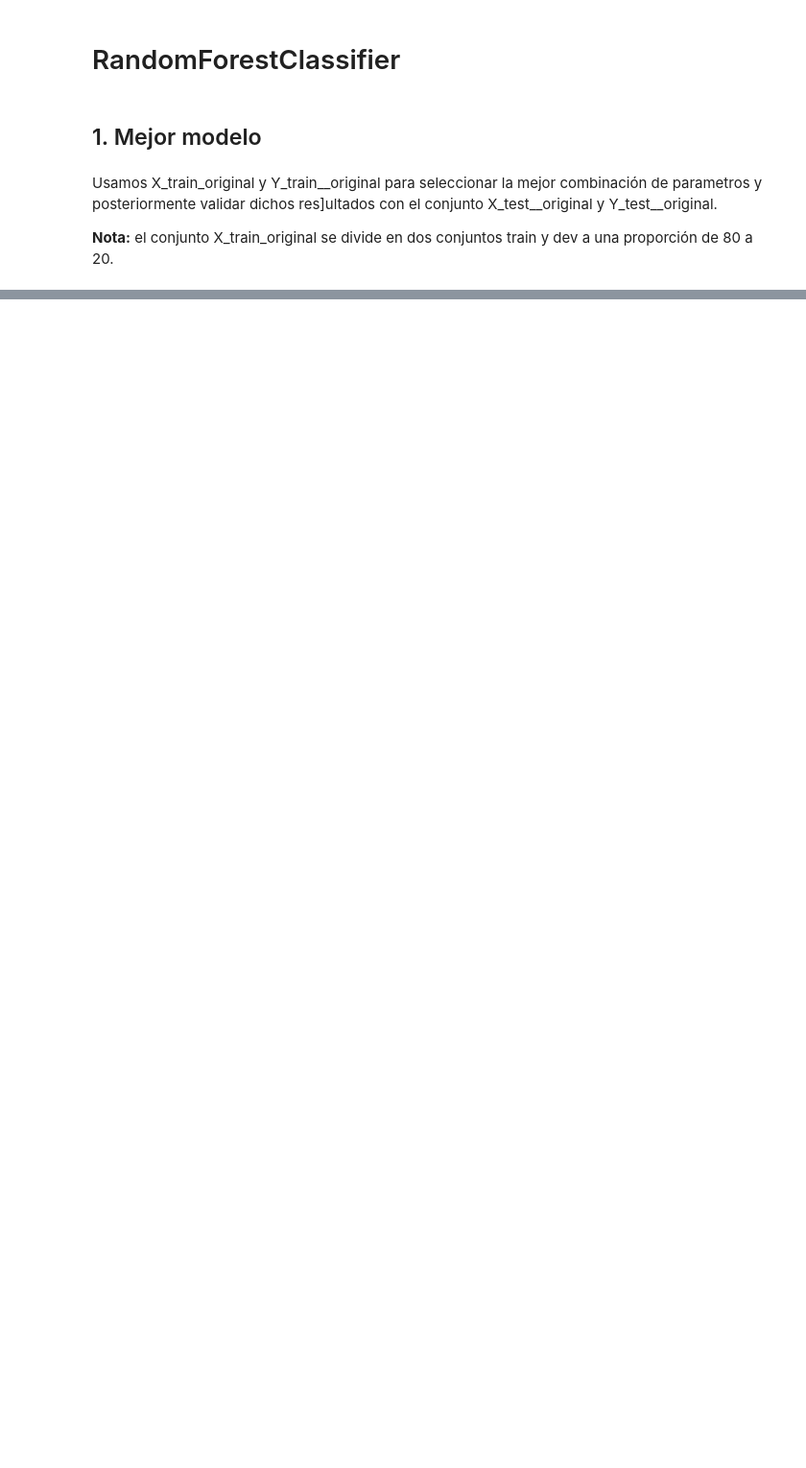
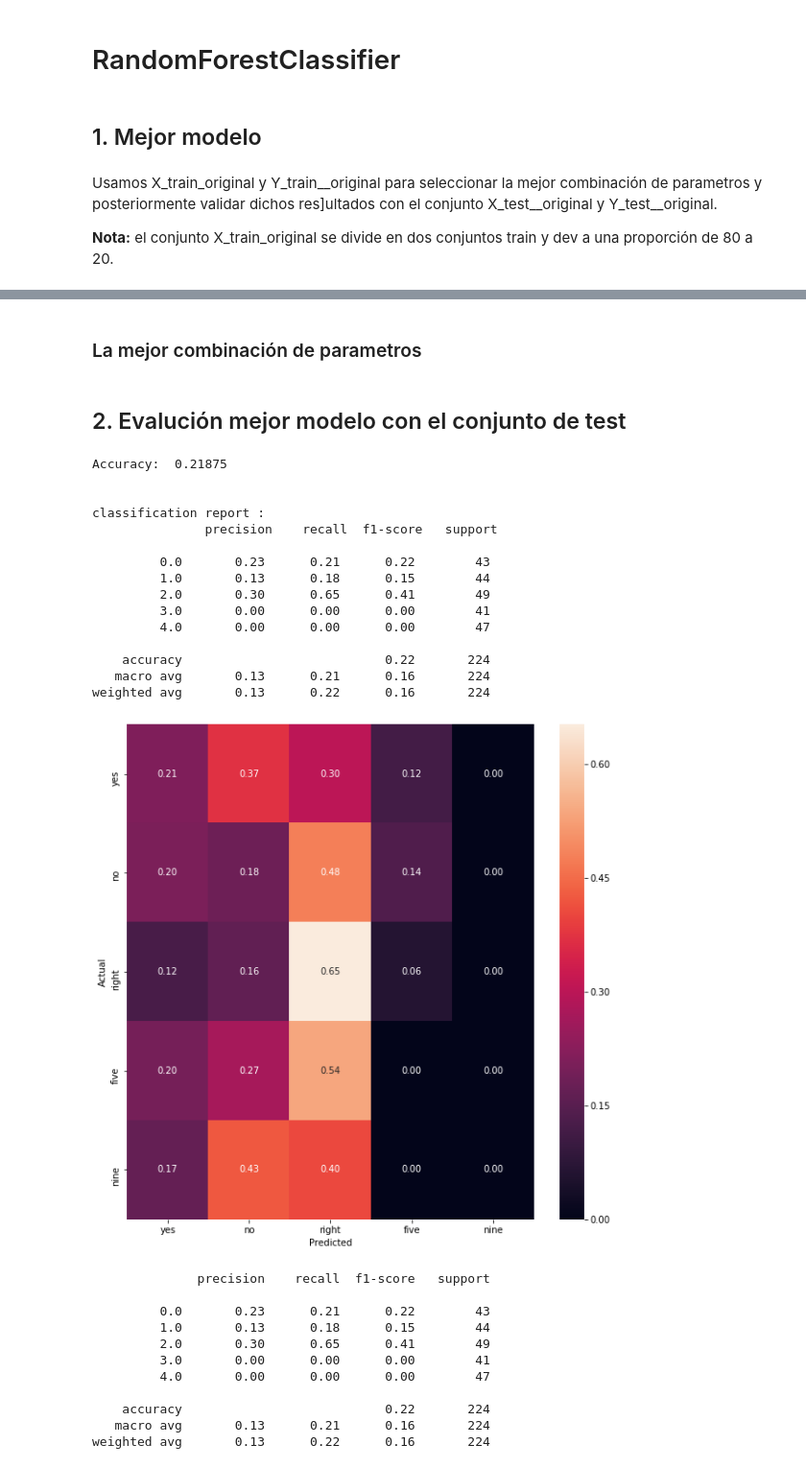
Before and after one commit to josearangos/Voice_Recognition, a Jupyter notebook: pipelines/Enfoque_Múltiples_Instancias/Multiples Instancias Parte 1/Pipeline_RandomForestClassifier_Multiples_Ins.ipynb, the cells around one changed output, grey strips where cells are left out. Shown at 96% size. Cells and saved outputs as stored; diff of their text form; code cells hidden in the pictures; blank space fills up the shorter version.

Commit message:
finis cpipeline multi instances class

```diff
--- a/pipelines/Enfoque_Múltiples_Instancias/Multiples Instancias Parte 1/Pipeline_RandomForestClassifier_Multiples_Ins.ipynb
+++ b/pipelines/Enfoque_Múltiples_Instancias/Multiples Instancias Parte 1/Pipeline_RandomForestClassifier_Multiples_Ins.ipynb
@@ -94,3 +40,6 @@ TRAIN_SIZE = 0.8
 Usamos X_train_original y Y_train__original para seleccionar la mejor combinación de parametros y posteriormente validar dichos res]ultados con el conjunto X_test__original y Y_test__original.
 
 <b>Nota:</b> el conjunto X_train_original se divide en dos conjuntos train y dev a una proporción de 80 a 20.
+# %%
+clases =['yes','no','right','five','nine']
+PIPELINE= PIPELINE_MULTIPLES_INST(X,Y,groups,tracks,FOLDS,TRAIN_SIZE,clases)
@@ -96,0 +58,26 @@ Usamos X_train_original y Y_train__original para seleccionar la mejor combinaci
+# %%
+df_types = pd.DataFrame({
+    'max_depth' : pd.Series([10,10,10,10,10,10,20,20,20,20,20,20,30,30,30,30,30,30]),
+    'n_estimators' : pd.Series([400, 600, 800, 1000, 1800, 2000]*3)})
+
+df_types["Eficiencia en train"] = ""
+df_types["Intervalo de confianza train"] = ""
+df_types["Eficiencia en test"] = ""
+df_types["Intervalo de confianza test"] = ""
+
+df_types.set_index(['max_depth','n_estimators'], inplace=True)
+models_trained = []
+cont = 0
+for max_depth,n_estimators in df_types.index:
+    RandomTreeModel = RandomForestClassifier(max_depth=int(max_depth),n_estimators=int(n_estimators))
+    model_trained,eficiencia_Train,intervalo_Train,eficiencia_Test,intervalo_Test = PIPELINE.TRAIN(RandomTreeModel,label_request=True)
+    df_types["Eficiencia en train"][cont] = str(eficiencia_Train)
+    df_types["Intervalo de confianza train"][cont] =str(intervalo_Train)
+    df_types["Eficiencia en test"][cont]=str(eficiencia_Test)
+    df_types["Intervalo de confianza test"][cont]=str(intervalo_Test)
+    models_trained.append(model_trained)
+    cont = cont +1
+
+df_types.sort_index(inplace=True)
+qgrid_widget = qgrid.show_grid(df_types, show_toolbar=False)
+qgrid_widget
@@ -96,0 +105,37 @@ Usamos X_train_original y Y_train__original para seleccionar la mejor combinaci
+# %% [markdown]
+### La mejor combinación de parametros
+# %%
+best_model_trained = model_trained[<index_mejor_modelo>]
+# %% [markdown]
+## 2. Evalución mejor modelo con el conjunto de test
+# %%
+report = PIPELINE.confusion_matrix_Metrics(best_model_trained)
+print(report)
+# %% [output]
+Accuracy:  0.21875
+
+
+classification report :
+               precision    recall  f1-score   support
+
+         0.0       0.23      0.21      0.22        43
+         1.0       0.13      0.18      0.15        44
+         2.0       0.30      0.65      0.41        49
+         3.0       0.00      0.00      0.00        41
+         4.0       0.00      0.00      0.00        47
+
+    accuracy                           0.22       224
+   macro avg       0.13      0.21      0.16       224
+weighted avg       0.13      0.22      0.16       224
+[figure, added]
+              precision    recall  f1-score   support
+
+         0.0       0.23      0.21      0.22        43
+         1.0       0.13      0.18      0.15        44
+         2.0       0.30      0.65      0.41        49
+         3.0       0.00      0.00      0.00        41
+         4.0       0.00      0.00      0.00        47
+
+    accuracy                           0.22       224
+   macro avg       0.13      0.21      0.16       224
+weighted avg       0.13      0.22      0.16       224
```
Also changed, not shown: parts of 17 cells of this notebook, 6 other files.
